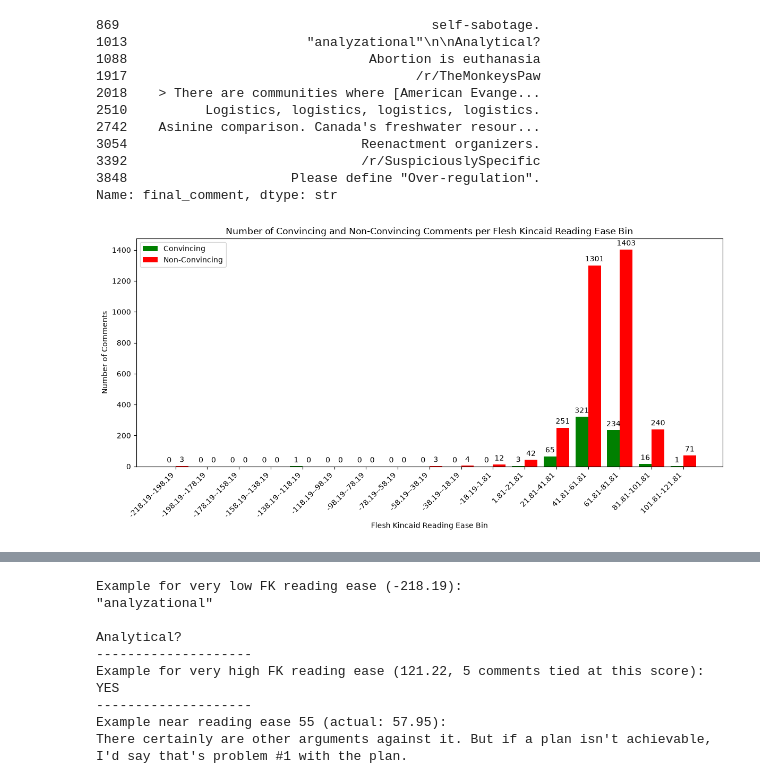
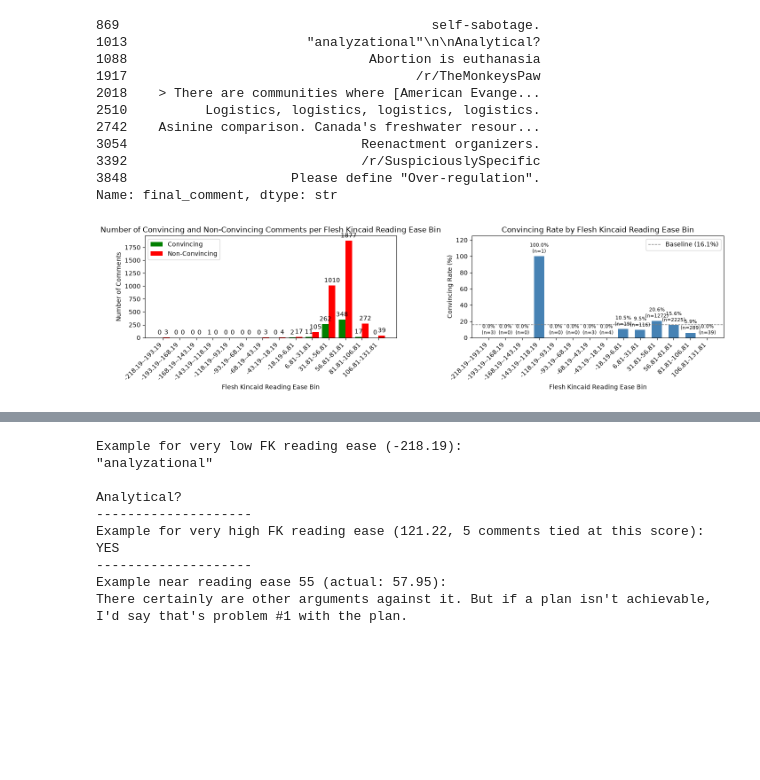
Before and after one commit to jct-nlp/change-my-view-2025, a Jupyter notebook: this work/03.2_feature_engineering_part2.ipynb, the cells around one changed output, grey strips where cells are left out. Drawn from its saved outputs; the diff is of its cells as text; code cells hidden in the pictures; blank space fills up the shorter version.

```diff
--- a/this work/03.2_feature_engineering_part2.ipynb
+++ b/this work/03.2_feature_engineering_part2.ipynb
@@ -595,6 +608,6 @@ comments_df[comments_df['fk_reading_ease'] < -20]['final_comment']
 3848                     Please define "Over-regulation".
 Name: final_comment, dtype: str
 # %%
-common_functions.plot_feature(comments_df, 'fk_reading_ease', 'Flesh Kincaid Reading Ease', 20)
+common_functions.plot_feature(comments_df, 'fk_reading_ease', 'Flesh Kincaid Reading Ease', 25, show_counts=True)
 # %% [output]
-[figure, old version]
+[figure, new version]
```
Also changed, not shown: parts of 23 cells of this notebook.
